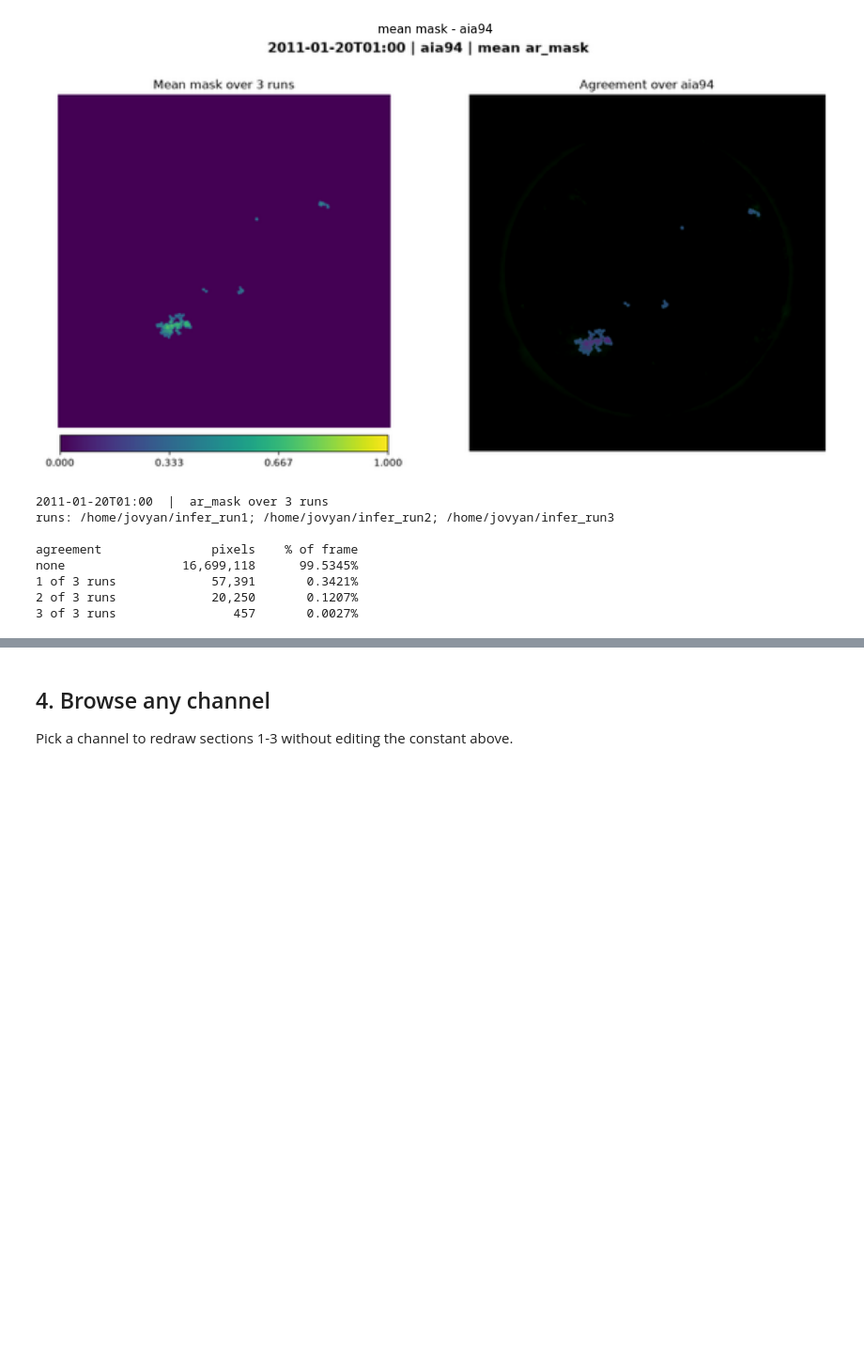
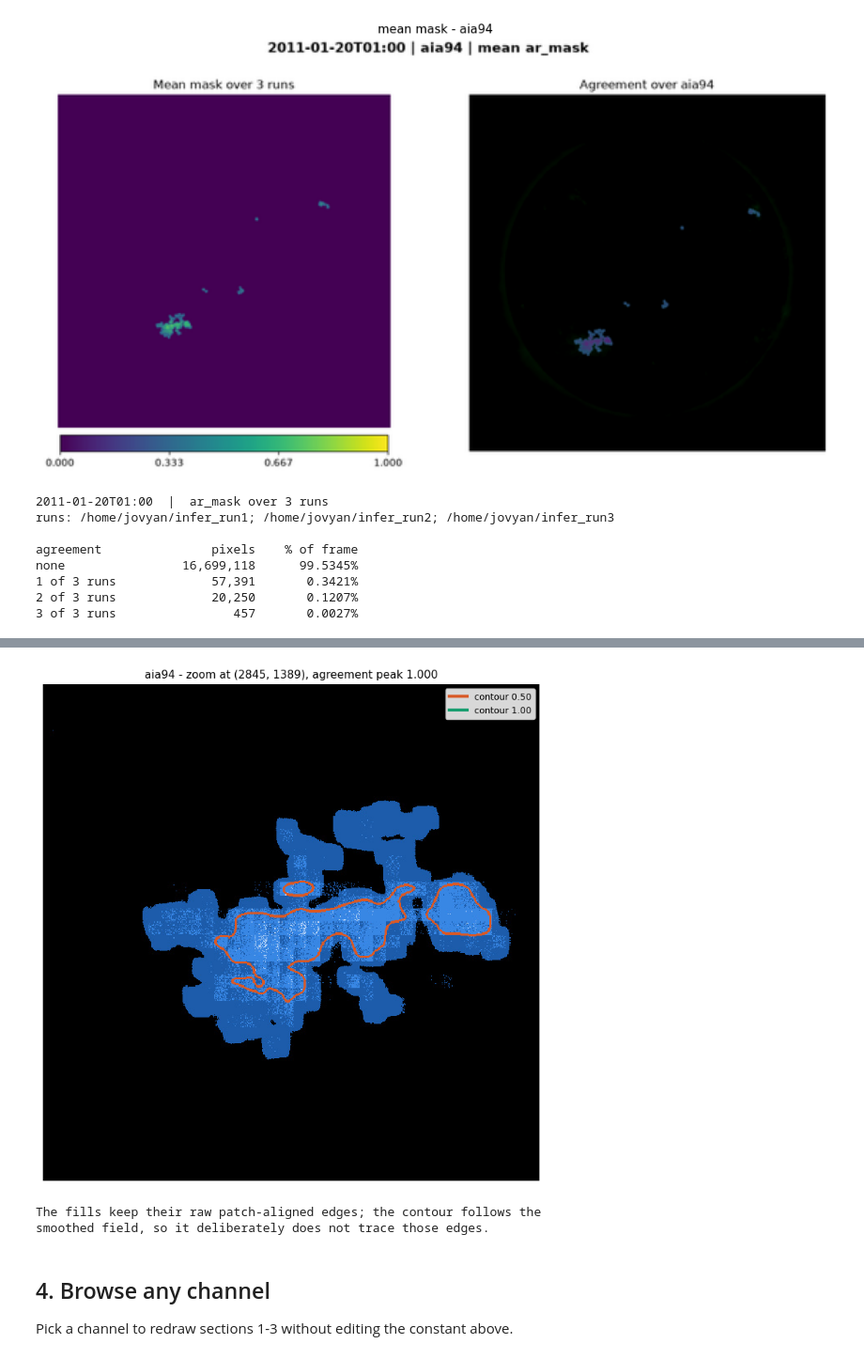
Before and after one commit to brianthomas/surya_ar_seg_uncertainty, a Jupyter notebook: downstream_examples/ar_segmentation/view_results.ipynb, the cells around one changed output, grey strips where cells are left out. Shown at 94% size. Cells and saved outputs as stored; diff of their text form; code cells hidden in the pictures; blank space fills up the shorter version.

```diff
--- a/downstream_examples/ar_segmentation/view_results.ipynb
+++ b/downstream_examples/ar_segmentation/view_results.ipynb
@@ -185,3 +240,29 @@ Blocky edges are real: the disagreement follows the model's 16-pixel patch grid.
+# %%
+if contoured is not None:
+    # Centre the zoom on the highest agreement level present in the raw average.
+    top = max(v for v in np.unique(mask_mean) if v > 0) if (mask_mean > 0).any() else 0
+    ys, xs = np.nonzero(np.isclose(mask_mean, top))
+    cy, cx = int(np.median(ys)), int(np.median(xs))
+    half = 300
+    y0, x0 = max(0, cy - half), max(0, cx - half)
+
+    legend = [
+        plt.Line2D([], [], color=c, lw=3, label=f"contour {lv:.2f}")
+        for lv, c in sorted(CONTOUR_LEVELS.items())
+    ]
+
+    fig, ax = plt.subplots(figsize=(9, 9))
+    ax.imshow(contoured[y0:y0 + 2 * half, x0:x0 + 2 * half], interpolation="nearest")
+    ax.set_title(f"{CHANNEL} - zoom at ({cy}, {cx}), agreement peak {top:.3f}", fontsize=11)
+    ax.legend(handles=legend, loc="upper right", framealpha=0.85, fontsize=9)
+    ax.axis("off")
+    plt.show()
+    print("The fills keep their raw patch-aligned edges; the contour follows the")
+    print("smoothed field, so it deliberately does not trace those edges.")
+# %% [output]
+[figure, added]
+The fills keep their raw patch-aligned edges; the contour follows the
+smoothed field, so it deliberately does not trace those edges.
 # %% [markdown]
 ## 4. Browse any channel
 
```
Also changed, not shown: parts of 7 cells of this notebook.
